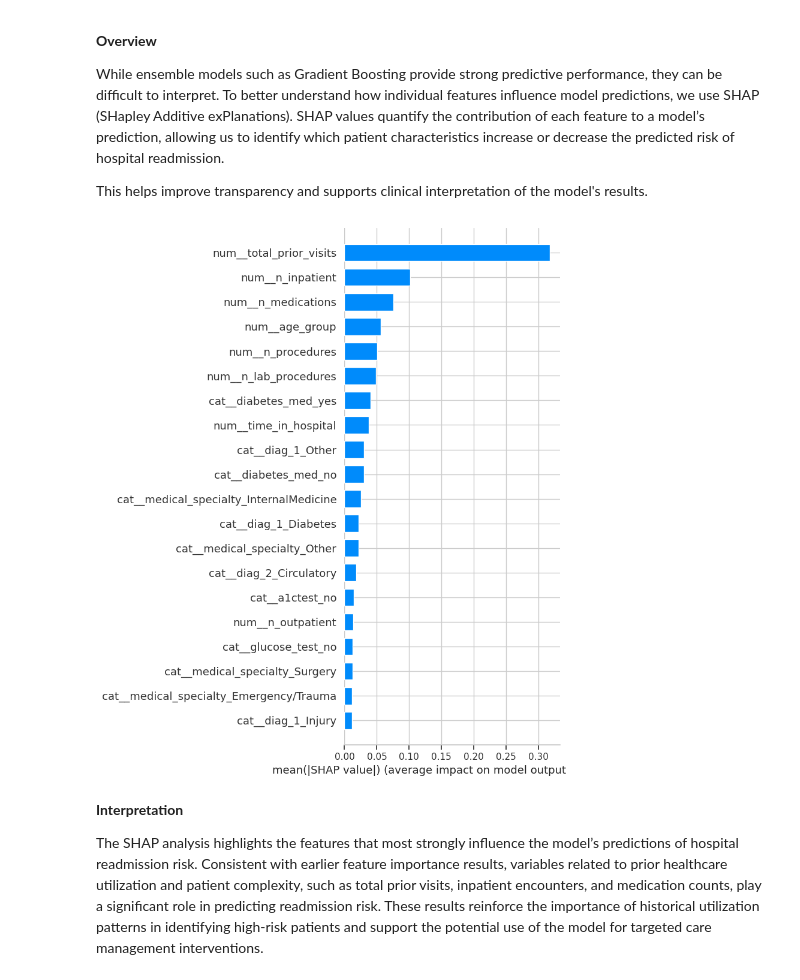
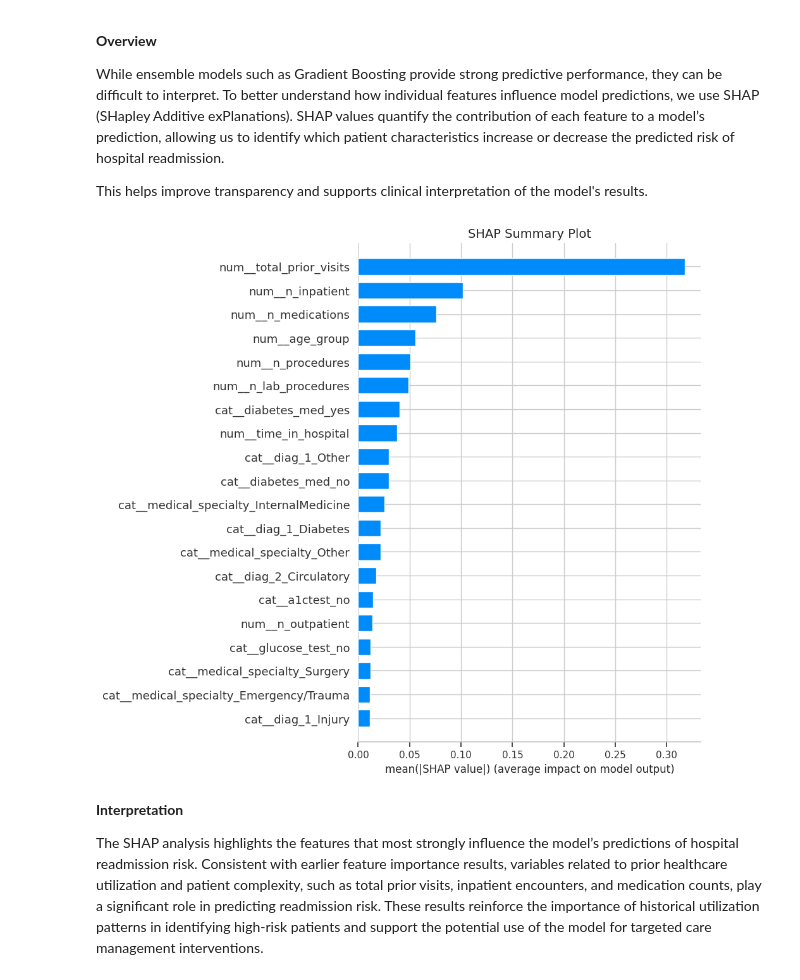
Before and after one commit to hjag038/hospital_readmission_risk, a Jupyter notebook: hospital_readmission_risk.ipynb, the cells around one changed output. Saved outputs shown, nothing was run; the diff lists cells and outputs as text; code cells hidden in the pictures.

Commit message:
Fixing a clipped x-axis on the SHAP summary plot

```diff
--- a/hospital_readmission_risk.ipynb
+++ b/hospital_readmission_risk.ipynb
@@ -1288,30 +1288,38 @@ This helps improve transparency and supports clinical interpretation of the mode
 # %%
 # Using the best model
 best_model = gb_pipeline.named_steps['model']
 
 # Transforming data using the same preprocessor
 X_train_transformed = gb_pipeline.named_steps['preprocessor'].transform(X_train)
 
 # Fit the model on the transformed data
 best_model.fit(X_train_transformed, y_train)
 
 feature_names = gb_pipeline.named_steps['preprocessor'].get_feature_names_out()
 
 # Using SHAP explainer
 explainer = shap.TreeExplainer(best_model)
 
 shap_values = explainer.shap_values(X_train_transformed)
 
 # Using Bar plot to get a clear ranking of the most influential predictors
 
+plt.figure(figsize=(10, 8))
 shap.summary_plot(
     shap_values,
     X_train_transformed,
     feature_names=feature_names,
-    plot_type="bar"
+    plot_type="bar",
+    show=False
 )
+# Adjust the padding so the X-axis label isn't cut off
+# 'bottom' adds space at the base, 'left' ensures long feature names fit
+plt.gcf().subplots_adjust(bottom=0.15, left=0.3)
+plt.title("SHAP Summary Plot", fontsize=14)
+plt.xlabel("mean(|SHAP value|) (average impact on model output)", fontsize=12)
+plt.show()
 # %% [output]
-[figure, old version]
+[figure, new version]
 # %% [markdown]
 **Interpretation**
 
```
